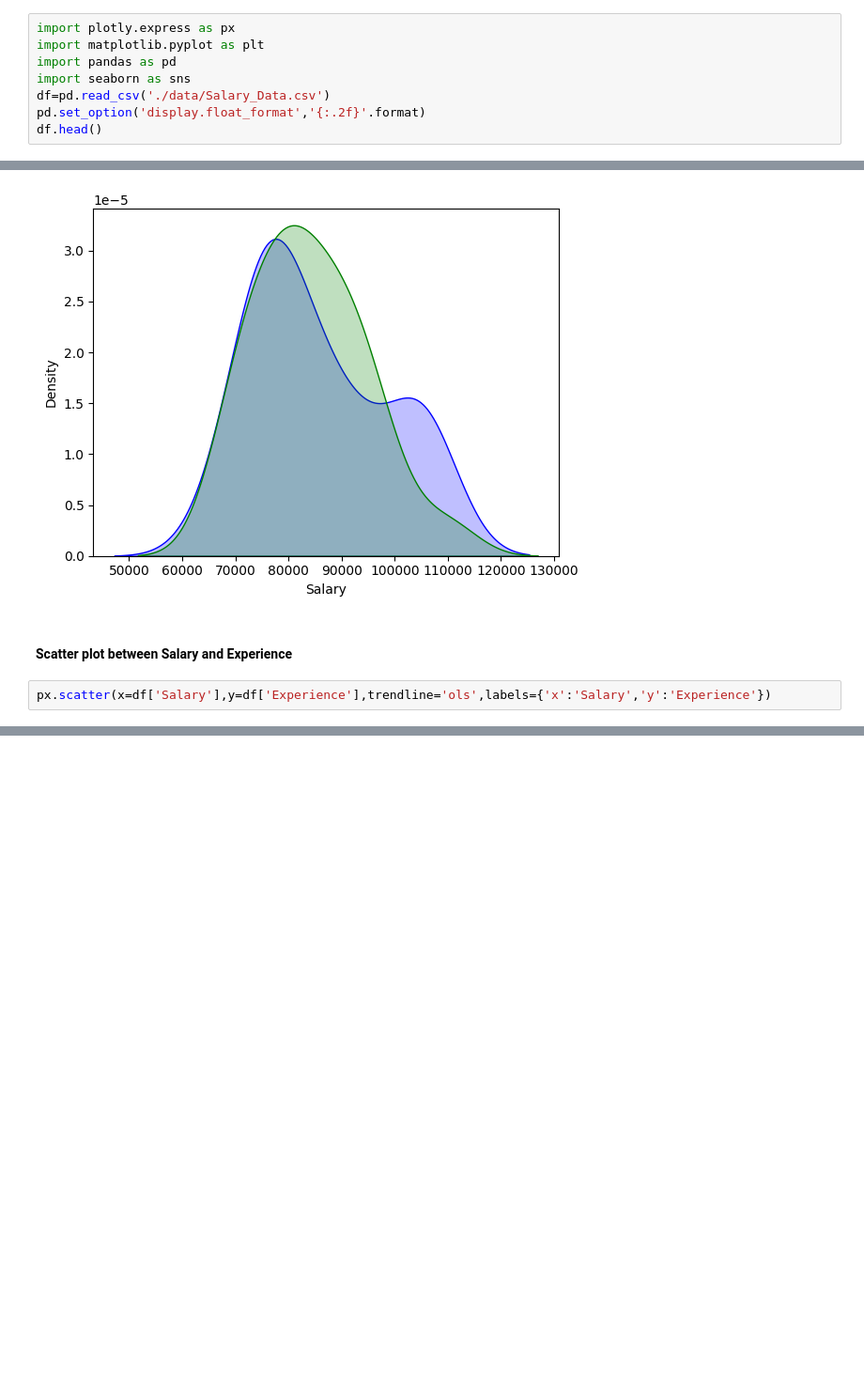
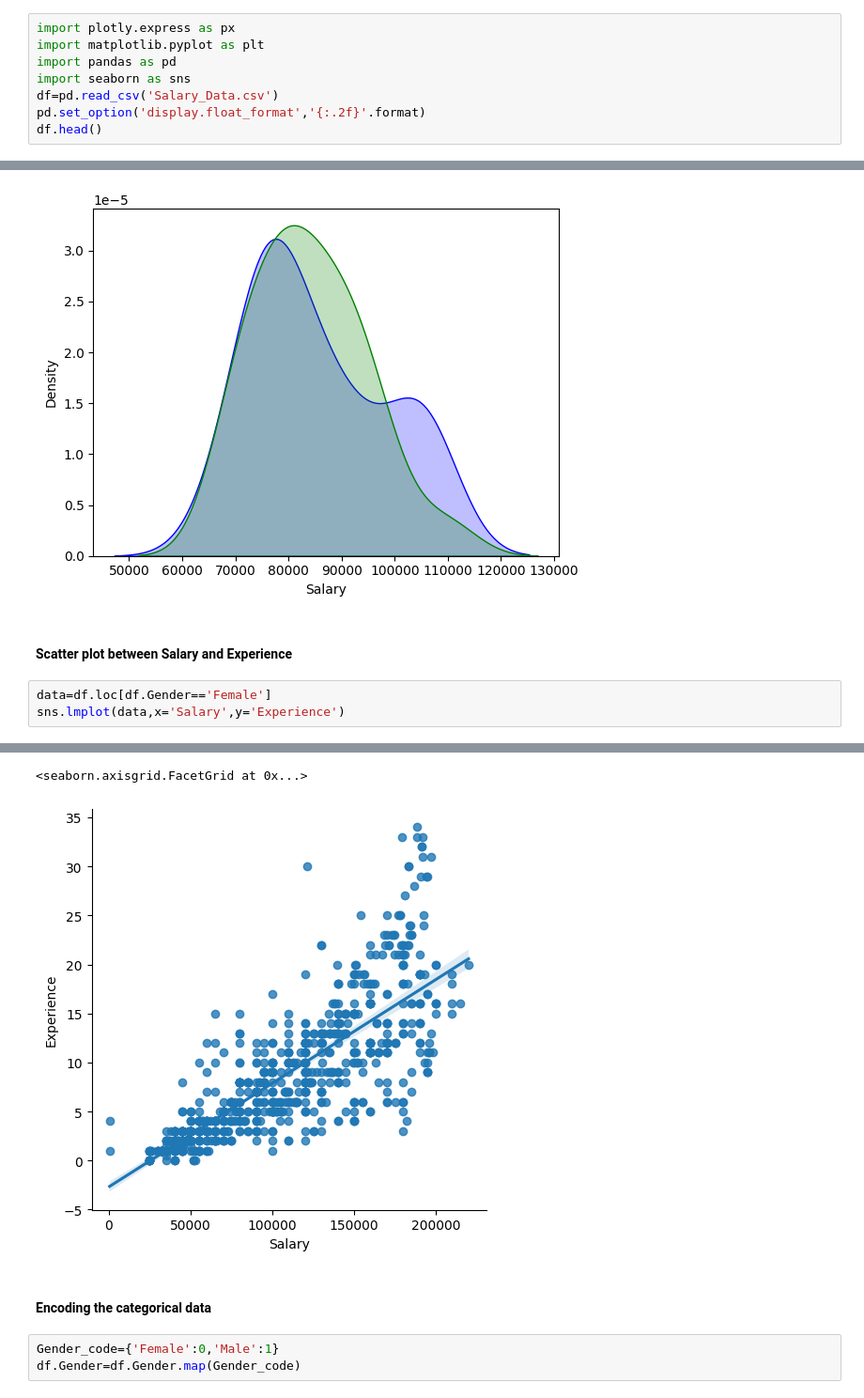
Before and after one commit to Bytecode-Magnum/Salary_Data_ExploratoryDataAnalysis, a Jupyter notebook: Salary_dataset_Data_Visualization.ipynb, the cells around one changed output, grey strips where cells are left out. Shown at 94% size. Drawn from its saved outputs; the diff is of its cells as text; blank space fills up the shorter version.

```diff
--- a/Salary_dataset_Data_Visualization.ipynb
+++ b/Salary_dataset_Data_Visualization.ipynb
@@ -11,7 +11,7 @@ import plotly.express as px
 import matplotlib.pyplot as plt
 import pandas as pd
 import seaborn as sns
-df=pd.read_csv('./data/Salary_Data.csv')
+df=pd.read_csv('Salary_Data.csv')
 pd.set_option('display.float_format','{:.2f}'.format)
 df.head()
 # %% [output]
@@ -92,5 +83,6 @@ sns.kdeplot(backend['Salary'],fill=True,color='green')
 # %% [markdown]
 #### Scatter plot between Salary and Experience
 # %%
-px.scatter(x=df['Salary'],y=df['Experience'],trendline='ols',labels={'x':'Salary','y':'Experience'})
+data=df.loc[df.Gender=='Female']
+sns.lmplot(data,x='Salary',y='Experience')
 # %% [output]
@@ -97,0 +89,7 @@ px.scatter(x=df['Salary'],y=df['Experience'],trendline='ols',labels={'x':'Salary
+<seaborn.axisgrid.FacetGrid at 0x...>
+[figure, added]
+# %% [markdown]
+#### Encoding the categorical data
+# %%
+Gender_code={'Female':0,'Male':1}
+df.Gender=df.Gender.map(Gender_code)
```
Also changed, not shown: parts of 21 cells of this notebook.
